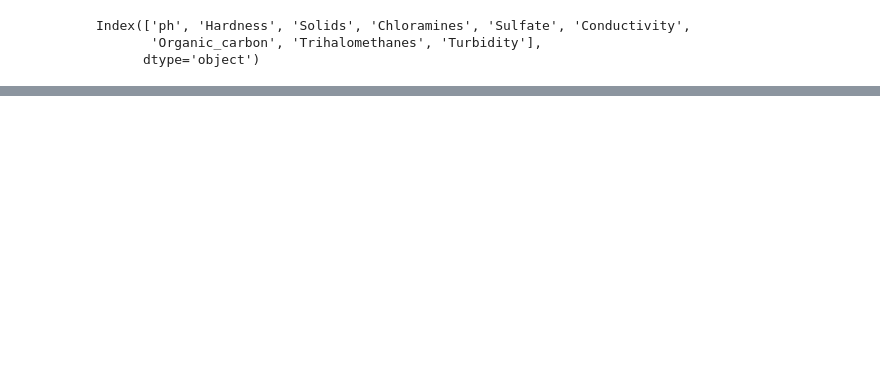
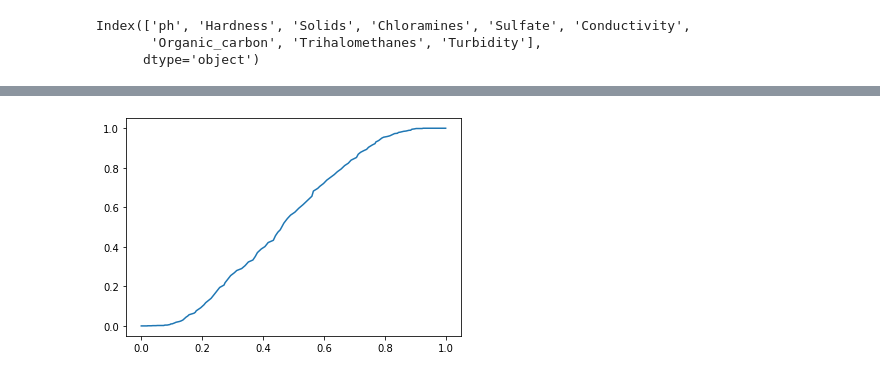
Before and after one commit to NathanGPS/ApprAuto, a Jupyter notebook: test.ipynb, the cells around one changed output, grey strips where cells are left out. Cells and saved outputs as stored; diff of their text form; code cells hidden in the pictures; blank space fills up the shorter version.

```diff
--- a/test.ipynb
+++ b/test.ipynb
@@ -105,0 +221,8 @@ Index(['ph', 'Hardness', 'Solids', 'Chloramines', 'Sulfate', 'Conductivity',
+# %%
+from imblearn.over_sampling import SMOTE
+
+X_train, y_train = SMOTE(random_state=1,n_jobs=-1).fit_resample(X_train_2,y_train)
+# %%
+X_train_sm = sm.add_constant(X_train)
+lm = sm.GLM(y_train,X_train_sm,family=sm.families.Binomial()).fit()
+lm.summary()
@@ -105,0 +273,28 @@ Index(['ph', 'Hardness', 'Solids', 'Chloramines', 'Sulfate', 'Conductivity',
+# %%
+## Add constant to x test
+X_test_sm = sm.add_constant(X_test)
+y_train_pred = lm.predict(X_train_sm)
+# %%
+from sklearn.metrics import confusion_matrix
+
+def tp_fp(cf):
+    fp = cf[0,1]/(cf[0,0] + cf[0,1])
+    tp = cf[1,1]/(cf[1,0] + cf[1,1])
+    return fp,tp
+
+
+def plot_roc(data,truth):
+    cutoff = [0.001*i for i in range(1,1000)]
+    x = []
+    y = []
+    for c in cutoff:
+        #print(data)
+        data_temp = data.apply(lambda x: 1 if x>=c else 0)
+        cf = confusion_matrix(truth,data_temp)
+        x.append(tp_fp(cf)[0])
+        y.append(tp_fp(cf)[1])
+    plt.plot(x,y)
+# %%
+plot_roc(y_train_pred,y_train)
+# %% [output]
+[figure, added]
```
Also changed, not shown: parts of 26 cells of this notebook, 2 other files.
